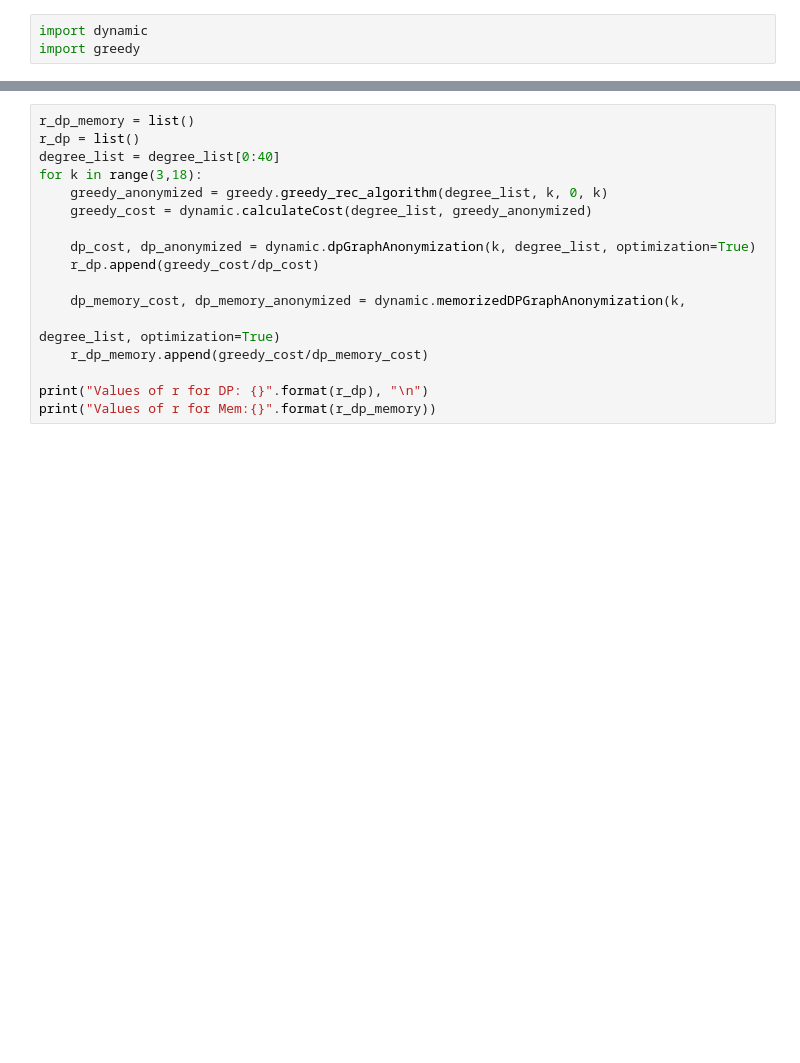
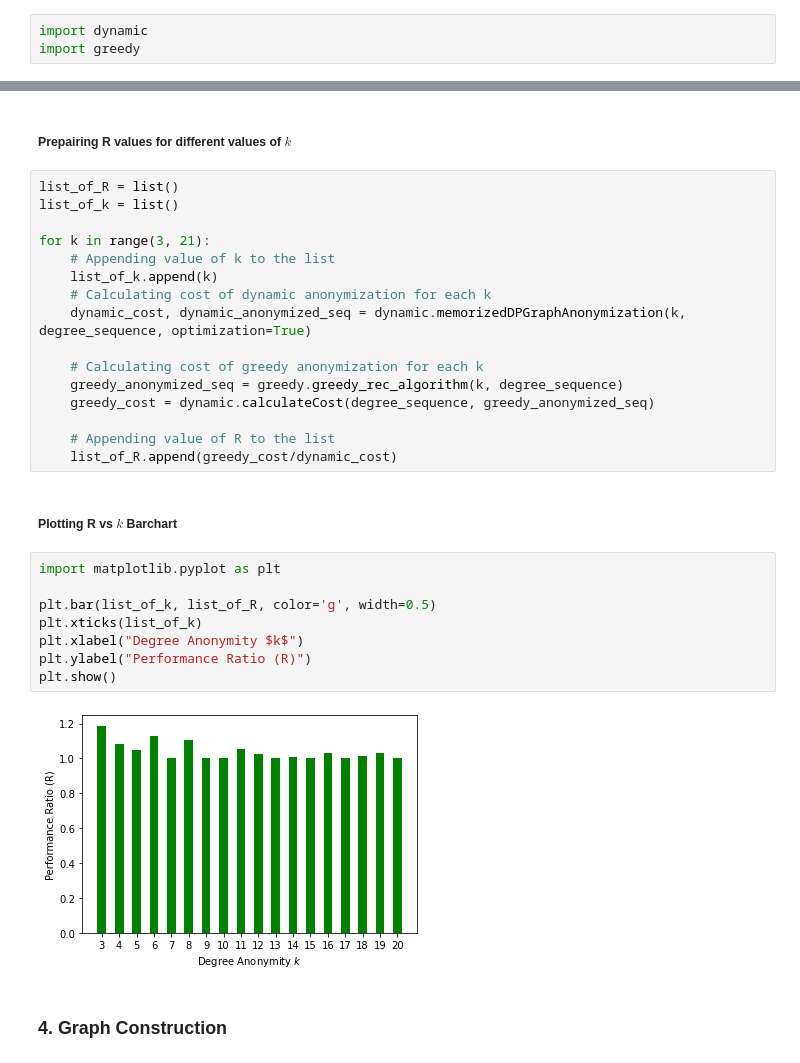
Before and after one commit to sahityacodes/graphAnonymization, a Jupyter notebook: graph_anonymization_documentation.ipynb, the cells around one changed output, grey strips where cells are left out. Cells and saved outputs as stored; diff of their text form; blank space fills up the shorter version.

```diff
--- a/graph_anonymization_documentation.ipynb
+++ b/graph_anonymization_documentation.ipynb
@@ -512,17 +629,32 @@ print("This is degree list: {}".format(degree_list))
-# %%
-r_dp_memory = list()
-r_dp = list()
-degree_list = degree_list[0:40]
-for k in range(3,18):
-    greedy_anonymized = greedy.greedy_rec_algorithm(degree_list, k, 0, k)
-    greedy_cost = dynamic.calculateCost(degree_list, greedy_anonymized)
-
-    dp_cost, dp_anonymized = dynamic.dpGraphAnonymization(k, degree_list, optimization=True)
-    r_dp.append(greedy_cost/dp_cost)
-
-    dp_memory_cost, dp_memory_anonymized = dynamic.memorizedDPGraphAnonymization(k,
-                                                                                    degree_list, optimization=True)
-    r_dp_memory.append(greedy_cost/dp_memory_cost)
-
-print("Values of r for DP: {}".format(r_dp), "\n")
-print("Values of r for Mem:{}".format(r_dp_memory))
+# %% [markdown]
+##### Prepairing R values for different values of  $k$
+# %%
+list_of_R = list()
+list_of_k = list()
+
+for k in range(3, 21):
+    # Appending value of k to the list
+    list_of_k.append(k)
+    # Calculating cost of dynamic anonymization for each k
+    dynamic_cost, dynamic_anonymized_seq = dynamic.memorizedDPGraphAnonymization(k, degree_sequence, optimization=True)
+
+    # Calculating cost of greedy anonymization for each k
+    greedy_anonymized_seq = greedy.greedy_rec_algorithm(k, degree_sequence)
+    greedy_cost = dynamic.calculateCost(degree_sequence, greedy_anonymized_seq)
+
+    # Appending value of R to the list
+    list_of_R.append(greedy_cost/dynamic_cost)
+# %% [markdown]
+##### Plotting R vs $k$ Barchart
+# %%
+import matplotlib.pyplot as plt
+
+plt.bar(list_of_k, list_of_R, color='g', width=0.5)
+plt.xticks(list_of_k)
+plt.xlabel("Degree Anonymity $k$")
+plt.ylabel("Performance Ratio (R)")
+plt.show()
+# %% [output]
+[figure, added]
+# %% [markdown]
+### 4. Graph Construction
```
Also changed, not shown: parts of 28 cells of this notebook, 1 other file.
